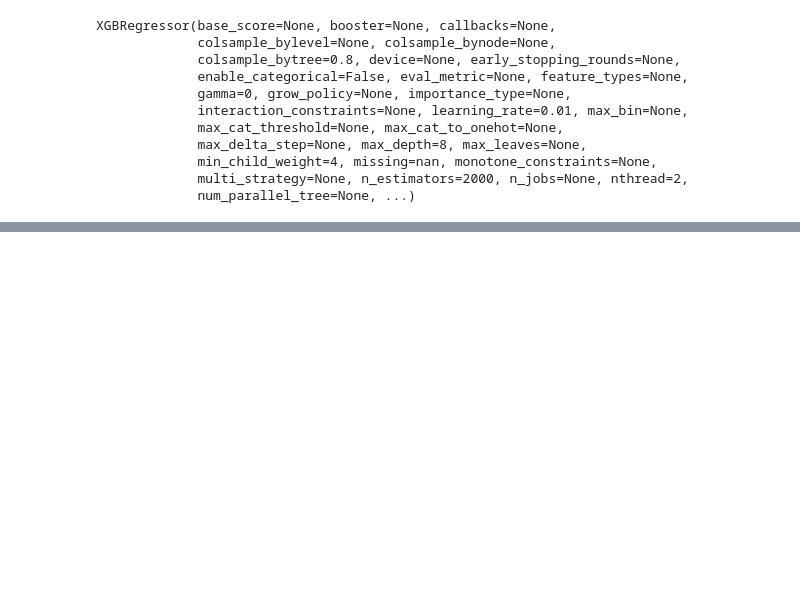
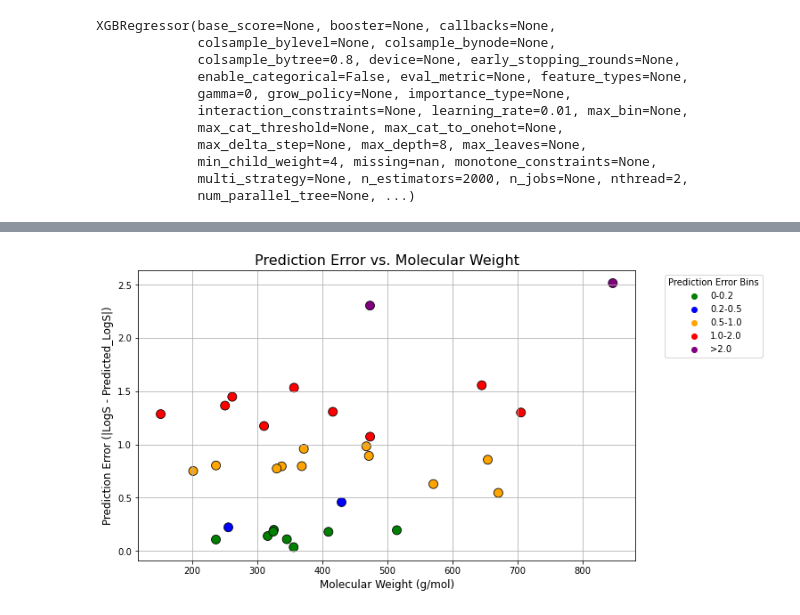
Before and after one commit to ComPlat/water-solubility-prediction, a Jupyter notebook: Notebook/JCIM_test.ipynb, the cells around one changed output, grey strips where cells are left out. Saved outputs shown, nothing was run; the diff lists cells and outputs as text; code cells hidden in the pictures; blank space fills up the shorter version.

```diff
--- a/Notebook/JCIM_test.ipynb
+++ b/Notebook/JCIM_test.ipynb
@@ -638,0 +864,43 @@ df_set2['MW'] = df_set2['SMILES'].apply(calc_mol_weight)
+# %%
+import matplotlib.pyplot as plt
+import seaborn as sns
+import pandas as pd
+import numpy as np
+
+
+# Define bins for Molecular Weight (g/mol)
+mw_bins = [0, 150, 300, 450, 600, 1000, np.inf]
+mw_labels = ["0-150", "150-300", "300-450", "450-600", "600-1000", ">1000"]
+
+# Define bins for Prediction Error (|LogS - Predicted_LogS|)
+error_bins = [0, 0.2, 0.5, 1.0, 2.0, np.inf]
+error_labels = ["0-0.2", "0.2-0.5", "0.5-1.0", "1.0-2.0", ">2.0"]
+
+# Assign bins to the DataFrame
+df_set2["MW_Bin"] = pd.cut(df_set2["MW"], bins=mw_bins, labels=mw_labels)
+df_set2["Error_Bin"] = pd.cut(df_set2["Error"], bins=error_bins, labels=error_labels)
+
+# Set a color palette to distinguish error bins
+error_palette = {
+    "0-0.2": "green",
+    "0.2-0.5": "blue",
+    "0.5-1.0": "orange",
+    "1.0-2.0": "red",
+    ">2.0": "purple"
+}
+
+# Plotting the scatter plot
+plt.figure(figsize=(10, 6))
+sns.scatterplot(data=df_set2, x="MW", y="Error", hue="Error_Bin", palette=error_palette, s=100, edgecolor='black', legend="full")
+
+# Customize the plot
+plt.title("Prediction Error vs. Molecular Weight", fontsize=16)
+plt.xlabel("Molecular Weight (g/mol)", fontsize=12)
+plt.ylabel("Prediction Error (|LogS - Predicted_LogS|)", fontsize=12)
+plt.legend(title="Prediction Error Bins", bbox_to_anchor=(1.05, 1), loc="upper left")
+plt.grid(True)
+
+# Show the plot
+plt.show()
+# %% [output]
+[figure, added]
```
Also changed, not shown: parts of 33 cells of this notebook.
